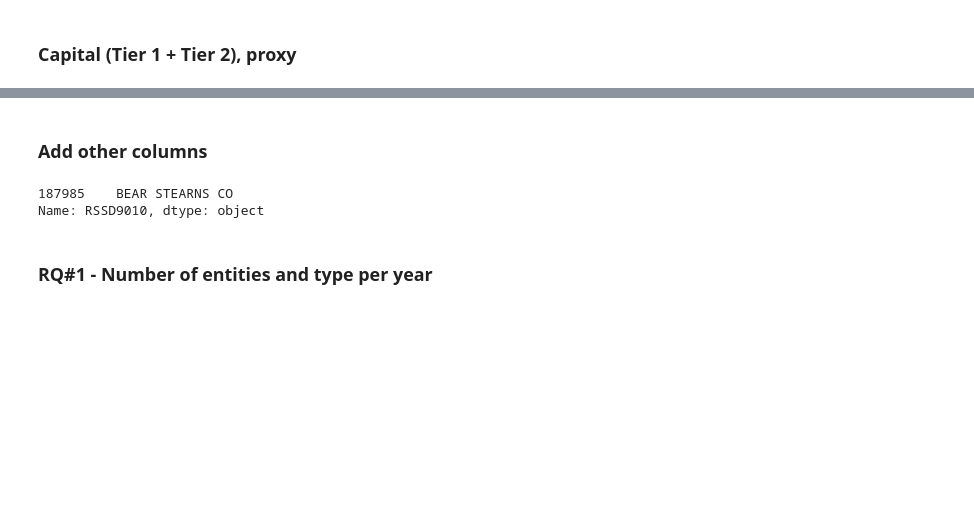
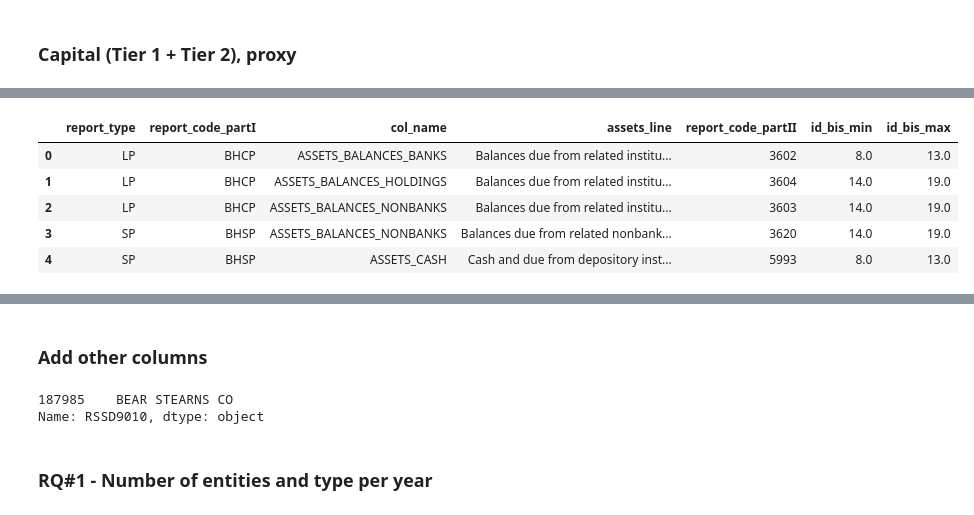
Before and after one commit to jmanacid1/DSE-Project, a Jupyter notebook: Data_Processing/notebooks/Dynamics of finance.ipynb, the cells around one changed output, grey strips where cells are left out. Saved outputs shown, nothing was run; the diff lists cells and outputs as text; code cells hidden in the pictures; blank space fills up the shorter version.

```diff
--- a/Data_Processing/notebooks/Dynamics of finance.ipynb
+++ b/Data_Processing/notebooks/Dynamics of finance.ipynb
@@ -646,0 +960,14 @@ Name: count, dtype: int64
+# %%
+path_risk_weights = r"C:\Users\joaof\OneDrive\Education\University\PhD_UVM\Courses\202526\Fall\CS5870A_DataScienceI\Project\DSE-Project\Data_Processing\frozen\DSI_banking_weights.xlsx"
+# %%
+df_report_assets = pd.read_excel(path_risk_weights, sheet_name="report_assets")
+df_bis_info = pd.read_excel(path_risk_weights, sheet_name="bis_info")
+# %%
+df_report_assets.head()
+# %% [output]
+|  | report_type | report_code_partI | col_name | assets_line | report_code_partII | id_bis_min | id_bis_max |
+| 0 | LP | BHCP | ASSETS_BALANCES_BANKS | Balances due from related institu... | 3602 | 8.0 | 13.0 |
+| 1 | LP | BHCP | ASSETS_BALANCES_HOLDINGS | Balances due from related institu... | 3604 | 14.0 | 19.0 |
+| 2 | LP | BHCP | ASSETS_BALANCES_NONBANKS | Balances due from related institu... | 3603 | 14.0 | 19.0 |
+| 3 | SP | BHSP | ASSETS_BALANCES_NONBANKS | Balances due from related nonbank... | 3620 | 14.0 | 19.0 |
+| 4 | SP | BHSP | ASSETS_CASH | Cash and due from depository inst... | 5993 | 8.0 | 13.0 |
```
Also changed, not shown: parts of 100 cells of this notebook, 2 other files.
